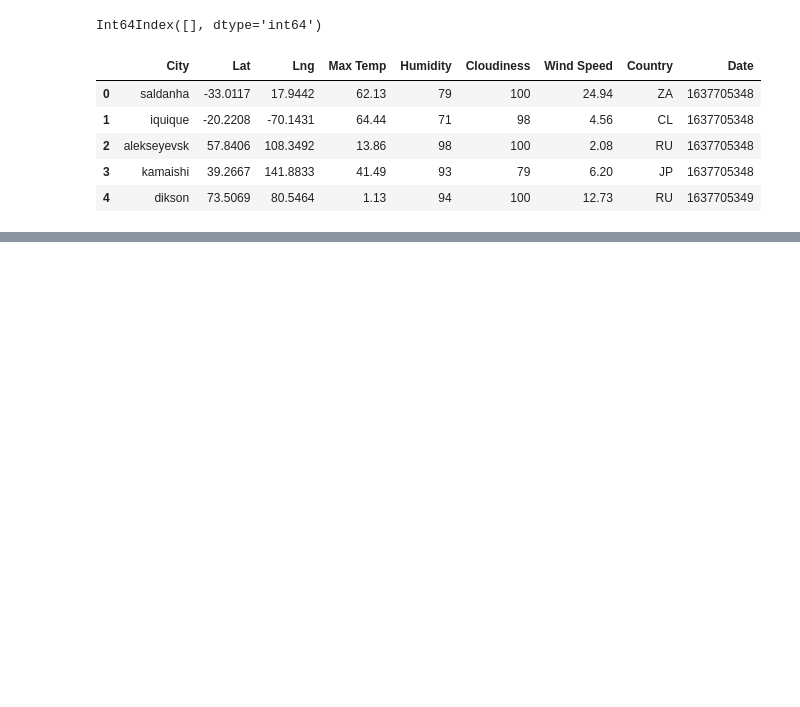
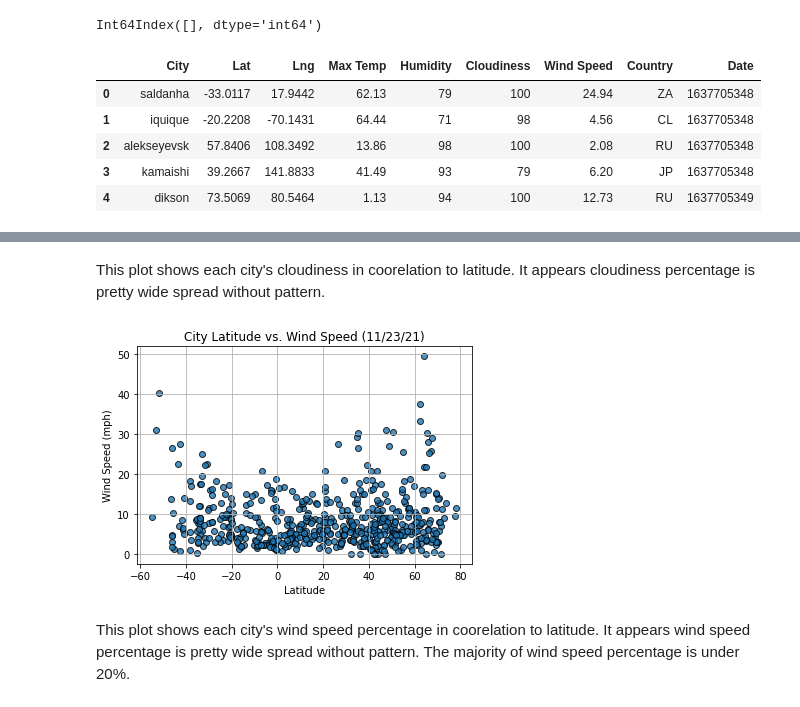
Before and after one commit to jacobhash570/python-api-challenge, a Jupyter notebook: WeatherPy/WeatherPy.ipynb, the cells around one changed output, grey strips where cells are left out. Cells and saved outputs as stored; diff of their text form; code cells hidden in the pictures; blank space fills up the shorter version.

```diff
--- a/WeatherPy/WeatherPy.ipynb
+++ b/WeatherPy/WeatherPy.ipynb
@@ -140,0 +188,18 @@ clean_city_data.to_csv("cities.csv", index_label="City_ID")
+# %% [markdown]
+This plot shows each city's cloudiness in coorelation to latitude. It appears cloudiness percentage is pretty wide spread without pattern.
+# %%
+plt.scatter(lats,
+            wind_speed,
+            edgecolor="black", linewidths=1, marker="o",
+            alpha=0.8, label="Cities")
+
+plt.title("City Latitude vs. Wind Speed (%s)" % time.strftime("%x"))
+plt.ylabel("Wind Speed (mph)")
+plt.xlabel("Latitude")
+plt.grid(True)
+
+plt.show()
+# %% [output]
+[figure, added]
+# %% [markdown]
+This plot shows each city's wind speed percentage in coorelation to latitude. It appears wind speed percentage is pretty wide spread without pattern. The majority of wind speed percentage is under 20%.
```
Also changed, not shown: parts of 5 cells of this notebook.
